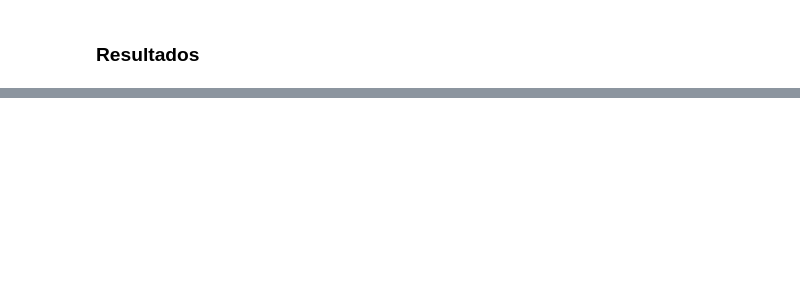
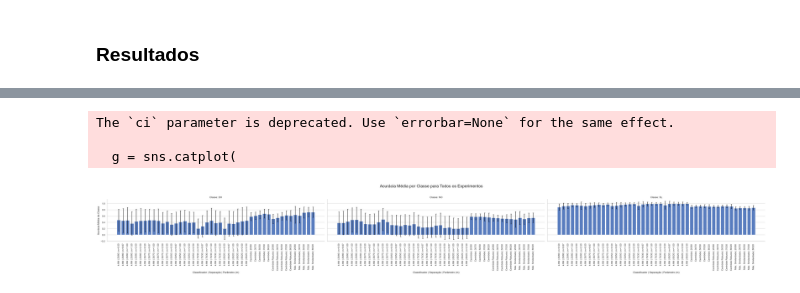
Before and after one commit to LuisFelipeCSouza/reconhecimento-de-padroes, a Jupyter notebook: trabalho-1/vertebral+column/main.ipynb, the cells around one changed output, grey strips where cells are left out. Cells and saved outputs as stored; diff of their text form; code cells hidden in the pictures; blank space fills up the shorter version.

```diff
--- a/trabalho-1/vertebral+column/main.ipynb
+++ b/trabalho-1/vertebral+column/main.ipynb
@@ -246,9 +312,6 @@ for s in sep.keys():
                 acerto += 1
                 class_hits[y_true] += 1
 
-            if C[k_min] == y_true:
-                acerto += 1 # verifica se a classificação foi correta
-
         Pacerto.append(acerto / len(x_tst))
 
         for classe in C:
@@ -458,0 +648,52 @@ plt.show()
+# %%
+# 5. Geração do Gráfico de Barras (Acurácia POR CLASSE)
+
+sns.set_theme(style="whitegrid", palette="muted")
+
+# Cria um FacetGrid: gráficos separados por 'classe'
+g = sns.catplot(
+    data=df_classes_ordenado,
+    x='rotulo',
+    y='media_classe',
+    col='classe',         # <-- Cria um subplot para cada classe
+    kind='bar',
+    height=6,             # Altura de CADA subplot
+    aspect=2.5,           # Proporção largura/altura de CADA subplot
+    ci=None               # Desliga a barra de erro padrão do catplot
+)
+
+# Adiciona as barras de erro manualmente (mais complexo no catplot)
+# Iteramos sobre cada subplot (eixo)
+for i, ax in enumerate(g.axes.flat):
+    # Pega o nome da classe deste subplot
+    classe_nome = g.col_names[i]
+    # Filtra o DataFrame SÓ para esta classe
+    df_subset = df_classes_ordenado[df_classes_ordenado['classe'] == classe_nome]
+
+    # Plota a barra de erro para este subplot
+    ax.errorbar(
+        x=df_subset['rotulo'],
+        y=df_subset['media_classe'],
+        yerr=df_subset['desvio_classe'],
+        fmt='none',
+        c='black',
+        capsize=3
+    )
+
+    # Gira os labels em cada subplot
+    ax.set_xticklabels(ax.get_xticklabels(), rotation=90)
+    ax.set_xlabel("Classificador | Separação | Parâmetro (m)")
+
+# Adiciona títulos
+g.fig.suptitle('Acurácia Média por Classe para Todos os Experimentos', y=1.03, fontsize=20)
+g.set_ylabels('Acurácia Média da Classe')
+g.set_titles("Classe: {col_name}") # Título de cada subplot
+
+plt.tight_layout()
+plt.savefig('grafico_acuracia_por_classe.png') # Salva a figura
+# plt.show() # Removido
+# %% [output]
+The `ci` parameter is deprecated. Use `errorbar=None` for the same effect.
+
+  g = sns.catplot(
+[figure, added]
```
Also changed, not shown: parts of 8 cells of this notebook, 1 other file.
